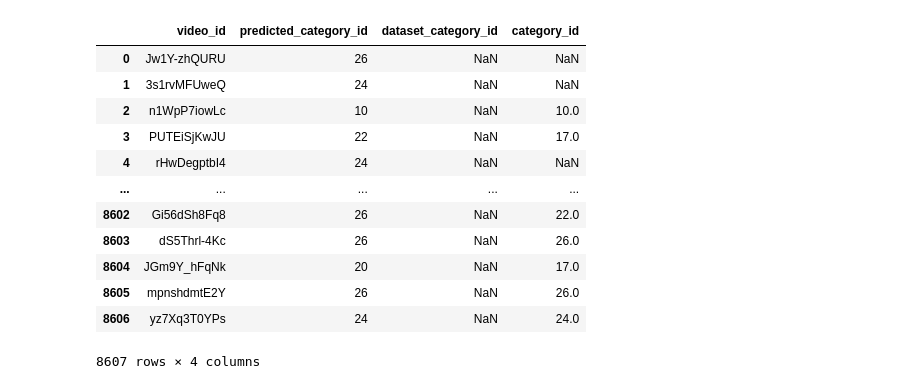
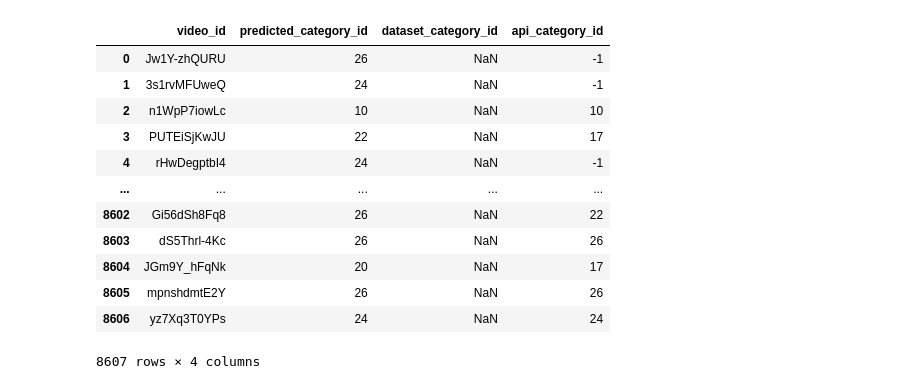
Before and after one commit to hejmsdz/youtube-trending-prediction, a Jupyter notebook: notebooks/05_youtube_api.ipynb, the cells around one changed output. Cells and saved outputs as stored; diff of their text form; code cells hidden in the pictures.

```diff
--- a/notebooks/05_youtube_api.ipynb
+++ b/notebooks/05_youtube_api.ipynb
@@ -21,21 +21,4 @@ from loaders import load_semi_supervised, load_categories
 tqdm.notebook.tqdm()
 df = load_semi_supervised()
 categories = load_categories()
-api_categories = pd.read_csv('../youtube_data/api_categories.csv').set_index('video_id')
-df = df.join(api_categories, on='video_id')
-df
-# %% [output]
-|  | video_id | predicted_category_id | dataset_category_id | category_id |
-| 0 | Jw1Y-zhQURU | 26 | NaN | NaN |
-| 1 | 3s1rvMFUweQ | 24 | NaN | NaN |
-| 2 | n1WpP7iowLc | 10 | NaN | 10.0 |
-| 3 | PUTEiSjKwJU | 22 | NaN | 17.0 |
-| 4 | rHwDegptbI4 | 24 | NaN | NaN |
-| ... | ... | ... | ... | ... |
-| 8602 | Gi56dSh8Fq8 | 26 | NaN | 22.0 |
-| 8603 | dS5Thrl-4Kc | 26 | NaN | 26.0 |
-| 8604 | JGm9Y_hFqNk | 20 | NaN | 17.0 |
-| 8605 | mpnshdmtE2Y | 26 | NaN | 26.0 |
-| 8606 | yz7Xq3T0YPs | 24 | NaN | 24.0 |
-8607 rows × 4 columns
 # %%
@@ -59,3 +48,21 @@ if False:
+# %%
+api_categories = pd.read_csv(api_categories_file).set_index('video_id')
+df = df.join(api_categories, on='video_id')
+df
+# %% [output]
+|  | video_id | predicted_category_id | dataset_category_id | api_category_id |
+| 0 | Jw1Y-zhQURU | 26 | NaN | -1 |
+| 1 | 3s1rvMFUweQ | 24 | NaN | -1 |
+| 2 | n1WpP7iowLc | 10 | NaN | 10 |
+| 3 | PUTEiSjKwJU | 22 | NaN | 17 |
+| 4 | rHwDegptbI4 | 24 | NaN | -1 |
+| ... | ... | ... | ... | ... |
+| 8602 | Gi56dSh8Fq8 | 26 | NaN | 22 |
+| 8603 | dS5Thrl-4Kc | 26 | NaN | 26 |
+| 8604 | JGm9Y_hFqNk | 20 | NaN | 17 |
+| 8605 | mpnshdmtE2Y | 26 | NaN | 26 |
+| 8606 | yz7Xq3T0YPs | 24 | NaN | 24 |
+8607 rows × 4 columns
 # %%
 import matplotlib.pyplot as plt
 import seaborn as sns
```
Also changed, not shown: parts of 3 cells of this notebook.
